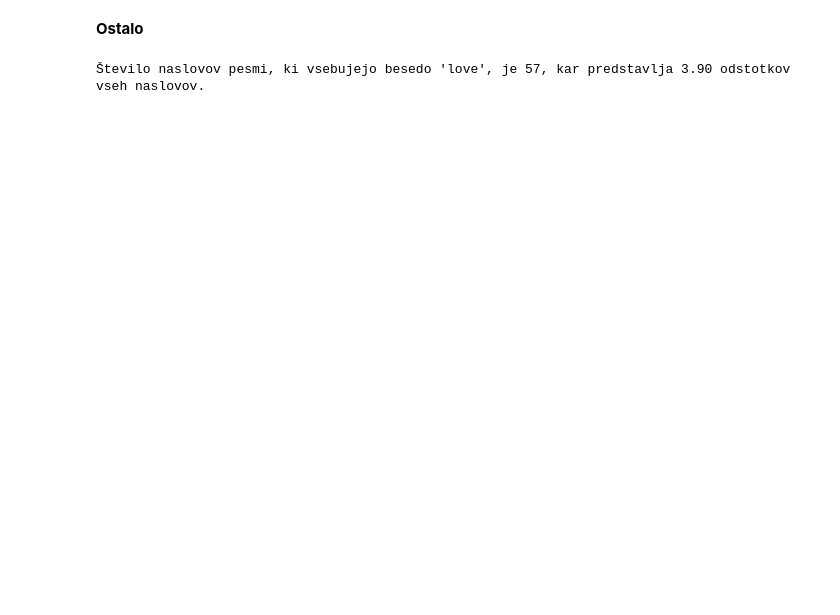
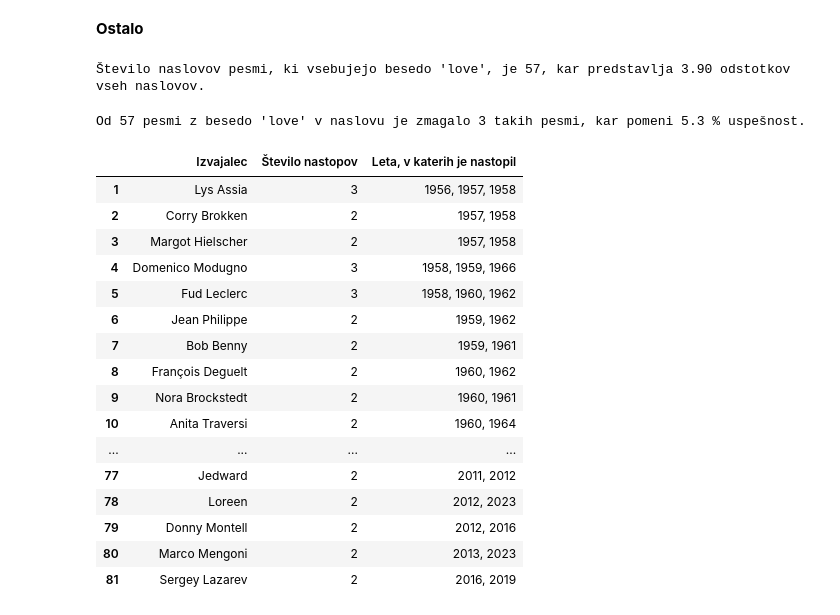
Before and after one commit to mayac69/UVP-projektna, a Jupyter notebook: analiza_evrovizije.ipynb, the cells around one changed output. Drawn from its saved outputs; the diff is of its cells as text; code cells hidden in the pictures; blank space fills up the shorter version.

Commit message:
Dodani naslovi sekcij in nekaj analize.

```diff
--- a/analiza_evrovizije.ipynb
+++ b/analiza_evrovizije.ipynb
@@ -489,3 +778,67 @@ def beseda_love (datoteka):
 beseda_love (df)
 # %% [output]
 Število naslovov pesmi, ki vsebujejo besedo 'love', je 57, kar predstavlja 3.90 odstotkov vseh naslovov.
+# %%
+def uspešnost_pesmi_z_besedo_love (datoteka):
+    pojavitev_love = 0
+    zmage_love = 0
+
+    for indeks, vrstica in datoteka.iterrows ():
+        naslov = str (vrstica ["pesem"]).lower ()
+        for locilo in [".", ",", "!", "?", "-", ":", ";", "(", ")", '"', "'"]:
+            naslov = naslov.replace (locilo, " ")
+        besede = naslov.split ()
+
+        if "love" in besede:
+            pojavitev_love += 1
+            if vrstica ["mesto"] == 1:
+                zmage_love += 1
+    odstotek = (zmage_love / pojavitev_love) * 100
+
+    print (f"Od {pojavitev_love} pesmi z besedo 'love' v naslovu je zmagalo {zmage_love} takih pesmi, kar pomeni {odstotek:.2} % uspešnost.")
+
+uspešnost_pesmi_z_besedo_love (df)
+# %% [output]
+Od 57 pesmi z besedo 'love' v naslovu je zmagalo 3 takih pesmi, kar pomeni 5.3 % uspešnost.
+# %%
+def izvajalci_ki_so_nastopili_veckrat (datoteka):
+    rezultat = []
+
+    for izvajalec in datoteka ["izvajalec"].unique ():
+        podatki_izvajalca = datoteka [datoteka ["izvajalec"] == izvajalec]
+        stevilo_nastopov = len (podatki_izvajalca)
+
+        if stevilo_nastopov > 1:
+            seznam_let = list (podatki_izvajalca ["leto"])
+            leta = ", ".join (str (leto) for leto in seznam_let)
+
+            rezultat.append ({
+                "Izvajalec": izvajalec,
+                "Število nastopov": stevilo_nastopov,
+                "Leta, v katerih je nastopil": leta
+            })
+
+    tabela_rezultatov = pd.DataFrame (rezultat)
+    tabela_rezultatov.index = range (1, len (tabela_rezultatov) + 1)
+#    pd.set_option("display.max_rows", None)
+    return tabela_rezultatov
+
+izvajalci_ki_so_nastopili_veckrat (df)
+# %% [output]
+|  | Izvajalec | Število nastopov | Leta, v katerih je nastopil |
+| 1 | Lys Assia | 3 | 1956, 1957, 1958 |
+| 2 | Corry Brokken | 2 | 1957, 1958 |
+| 3 | Margot Hielscher | 2 | 1957, 1958 |
+| 4 | Domenico Modugno | 3 | 1958, 1959, 1966 |
+| 5 | Fud Leclerc | 3 | 1958, 1960, 1962 |
+| 6 | Jean Philippe | 2 | 1959, 1962 |
+| 7 | Bob Benny | 2 | 1959, 1961 |
+| 8 | François Deguelt | 2 | 1960, 1962 |
+| 9 | Nora Brockstedt | 2 | 1960, 1961 |
+| 10 | Anita Traversi | 2 | 1960, 1964 |
+| ... | ... | ... | ... |
+| 77 | Jedward | 2 | 2011, 2012 |
+| 78 | Loreen | 2 | 2012, 2023 |
+| 79 | Donny Montell | 2 | 2012, 2016 |
+| 80 | Marco Mengoni | 2 | 2013, 2023 |
+| 81 | Sergey Lazarev | 2 | 2016, 2019 |
```
Also changed, not shown: parts of 10 cells of this notebook.
